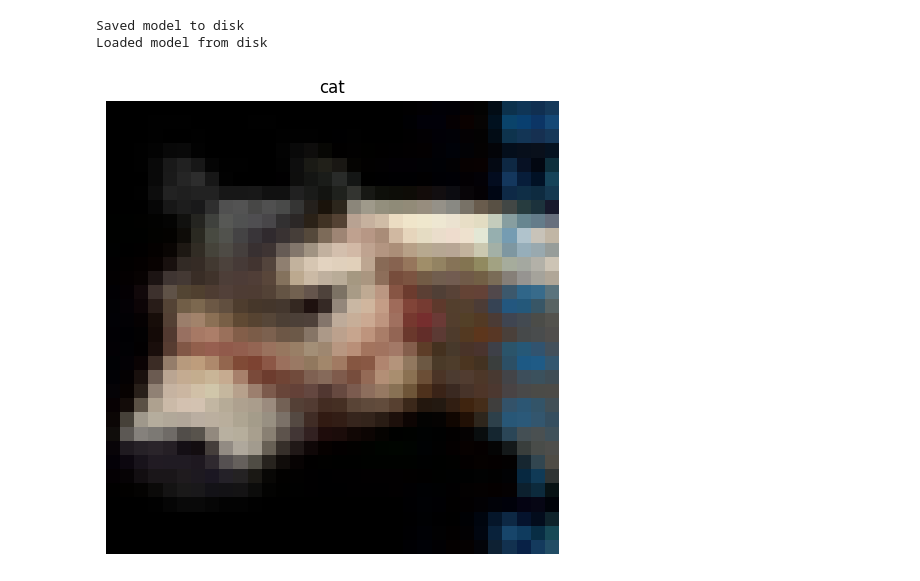
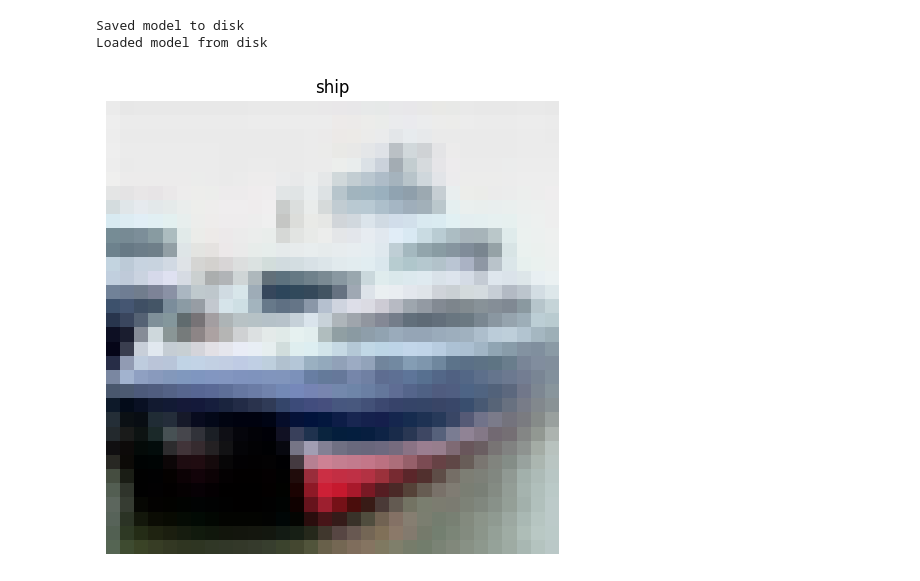
Before and after one commit to EdinK48/ITNPAI_Assignment_Edin_Kciku_3033225, a Jupyter notebook: ITNPAI1_assignment_Student3033225_TaskB.ipynb, the cells around one changed output. Saved outputs shown, nothing was run; the diff lists cells and outputs as text; code cells hidden in the pictures.

```diff
--- a/ITNPAI1_assignment_Student3033225_TaskB.ipynb
+++ b/ITNPAI1_assignment_Student3033225_TaskB.ipynb
@@ -228,6 +228,9 @@ Saved model to disk
 Loaded model from disk
 # %%
 def predict(model, X_test, X_train_test, img_nr):
+  if img_nr >= 10000:
+    print("Only 10000 test data available")
+    return
   # predict from test data
   y_pred = model.predict(X_test_norm)
   # get the values for y_pred as a list
@@ -371,6 +374,6 @@ print("Loaded model from disk")
 Saved model to disk
 Loaded model from disk
 # %%
-predict(loaded_lenet_adj, X_test, X_test_norm, 57)
+predict(loaded_lenet_adj, X_test, X_test_norm, 1)
 # %% [output]
-[figure, old version]
+[figure, new version]
```
